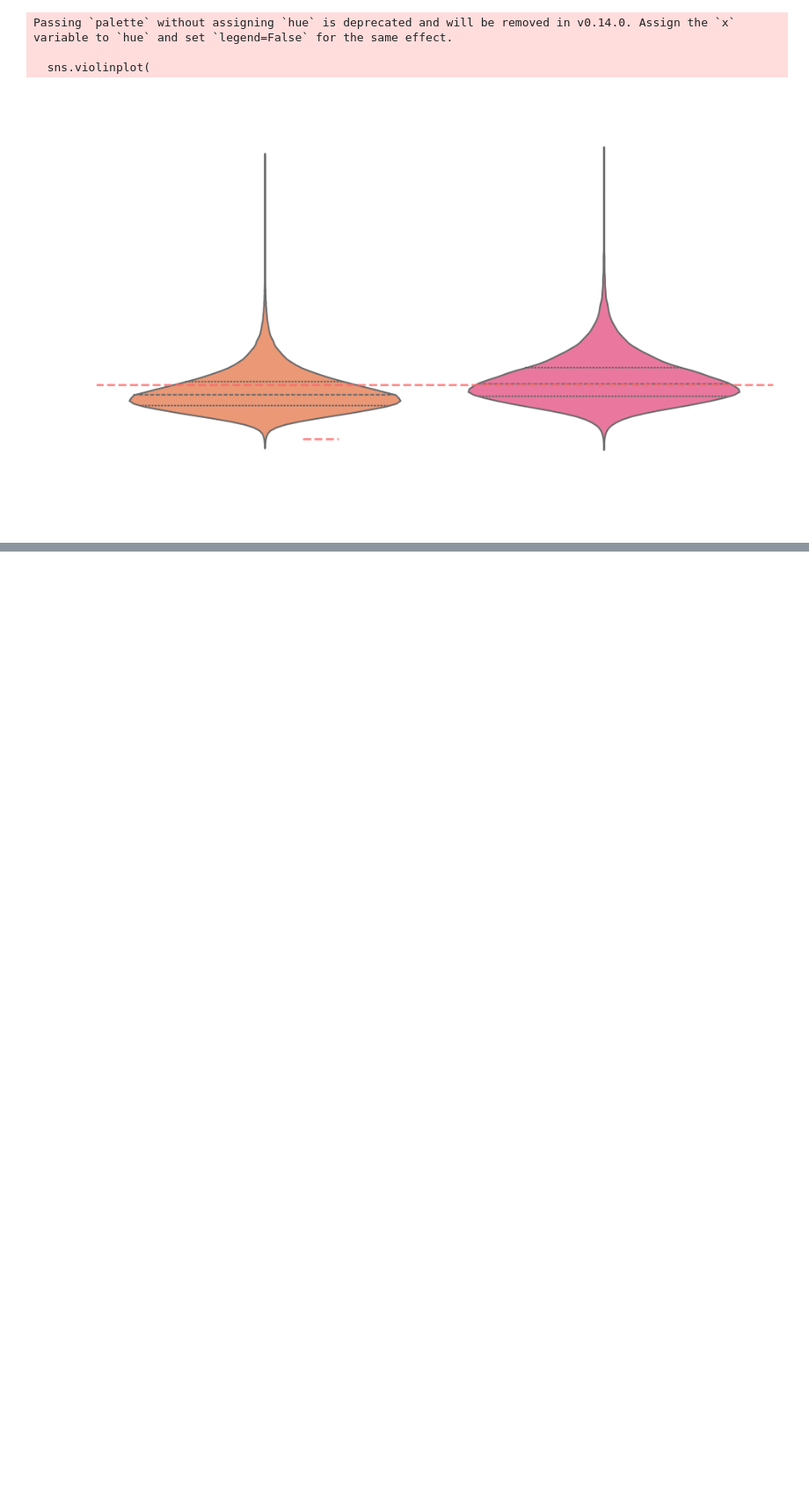
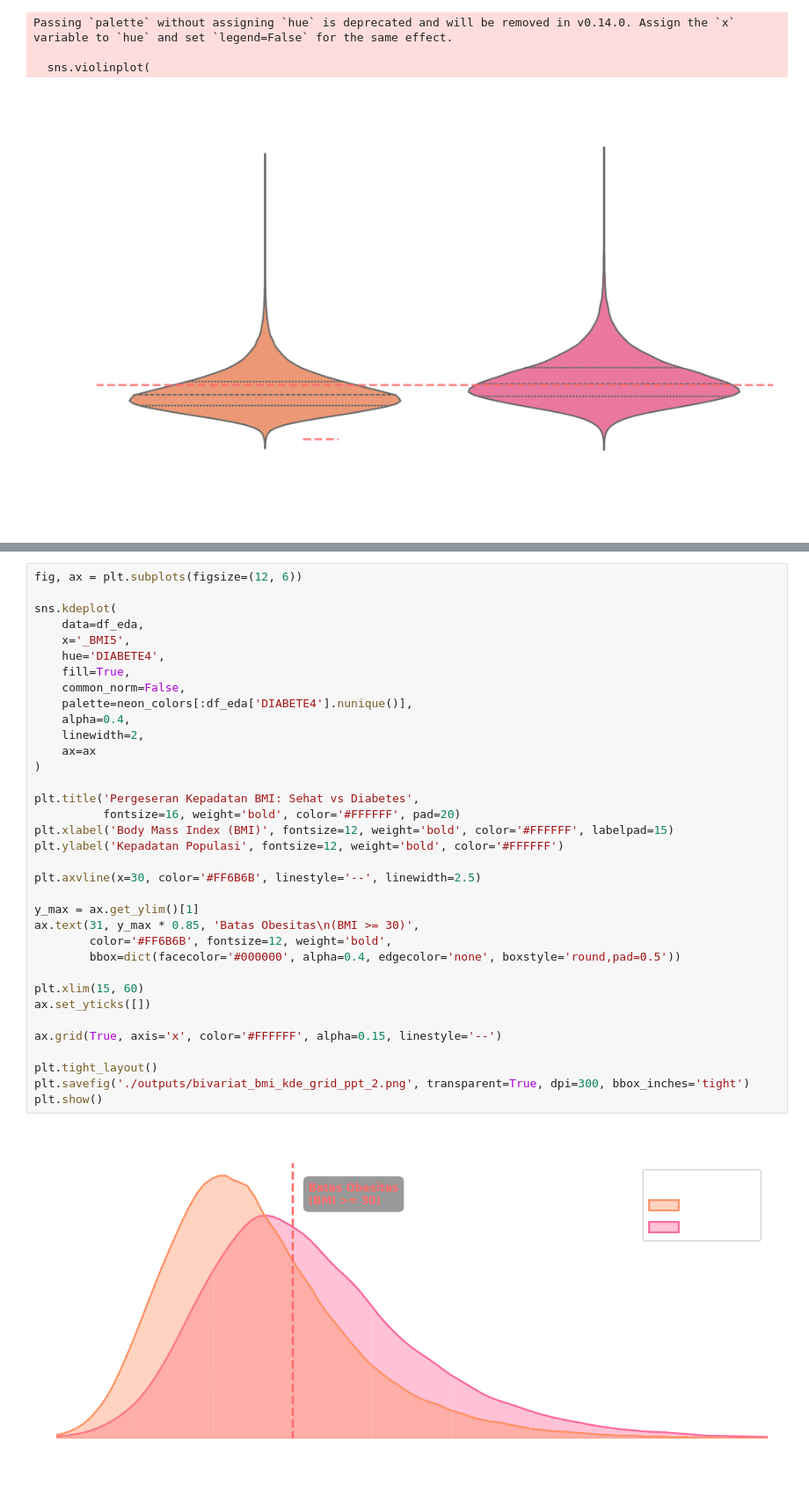
Before and after one commit to yukienjoyer7/Diabetes-Early-Diagnosis-BRFSS-2024, a Jupyter notebook: EDA_Demographics_Dion.ipynb, the cells around one changed output, grey strips where cells are left out. Shown at 88% size. Saved outputs shown, nothing was run; the diff lists cells and outputs as text; blank space fills up the shorter version.

```diff
--- a/EDA_Demographics_Dion.ipynb
+++ b/EDA_Demographics_Dion.ipynb
@@ -563,3 +567,40 @@ plt.savefig('bivariat_bmi_kde_ppt.png', transparent=True, dpi=300, bbox_inches='
 plt.show()
 # %% [output]
 [figure]
+# %%
+fig, ax = plt.subplots(figsize=(12, 6))
+
+sns.kdeplot(
+    data=df_eda,
+    x='_BMI5',
+    hue='DIABETE4',
+    fill=True,
+    common_norm=False,
+    palette=neon_colors[:df_eda['DIABETE4'].nunique()],
+    alpha=0.4,
+    linewidth=2,
+    ax=ax
+)
+
+plt.title('Pergeseran Kepadatan BMI: Sehat vs Diabetes',
+          fontsize=16, weight='bold', color='#FFFFFF', pad=20)
+plt.xlabel('Body Mass Index (BMI)', fontsize=12, weight='bold', color='#FFFFFF', labelpad=15)
+plt.ylabel('Kepadatan Populasi', fontsize=12, weight='bold', color='#FFFFFF')
+
+plt.axvline(x=30, color='#FF6B6B', linestyle='--', linewidth=2.5)
+
+y_max = ax.get_ylim()[1]
+ax.text(31, y_max * 0.85, 'Batas Obesitas\n(BMI >= 30)',
+        color='#FF6B6B', fontsize=12, weight='bold',
+        bbox=dict(facecolor='#000000', alpha=0.4, edgecolor='none', boxstyle='round,pad=0.5'))
+
+plt.xlim(15, 60)
+ax.set_yticks([])
+
+ax.grid(True, axis='x', color='#FFFFFF', alpha=0.15, linestyle='--')
+
+plt.tight_layout()
+plt.savefig('./outputs/bivariat_bmi_kde_grid_ppt_2.png', transparent=True, dpi=300, bbox_inches='tight')
+plt.show()
+# %% [output]
+[figure, added]
```
Also changed, not shown: parts of 6 cells of this notebook, 5 other files.
